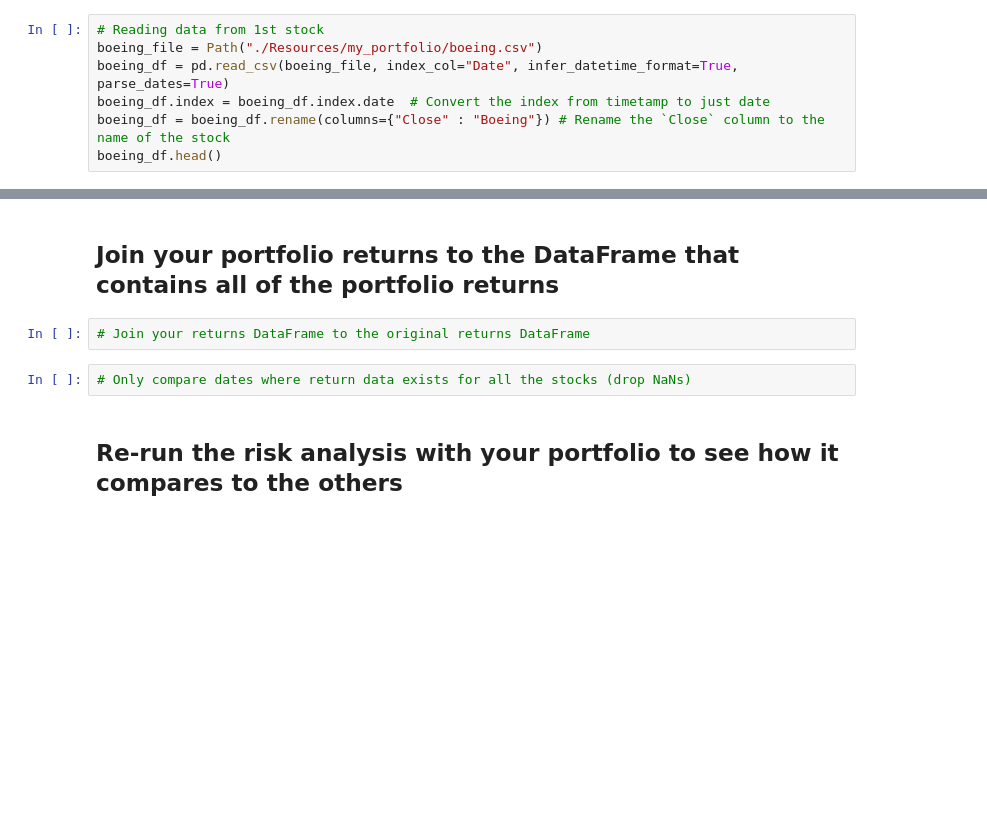
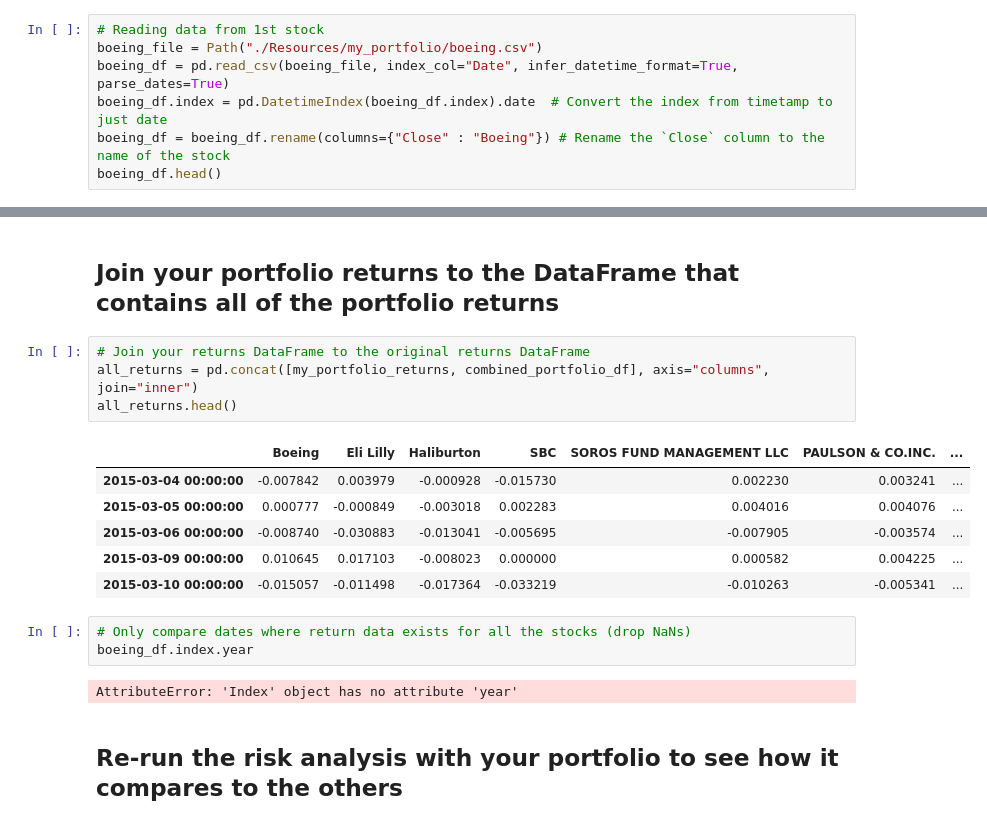
Before and after one commit to gadam/fintech_assessment_03, a Jupyter notebook: whale_analysis.ipynb, the cells around one changed output, grey strips where cells are left out. Cells and saved outputs as stored; diff of their text form; blank space fills up the shorter version.

```diff
--- a/whale_analysis.ipynb
+++ b/whale_analysis.ipynb
@@ -814,7 +781,7 @@ datetime.datetime(2019, 4, 23, 0, 0)
 # Reading data from 1st stock
 boeing_file = Path("./Resources/my_portfolio/boeing.csv")
 boeing_df = pd.read_csv(boeing_file, index_col="Date", infer_datetime_format=True, parse_dates=True)
-boeing_df.index = boeing_df.index.date  # Convert the index from timetamp to just date
+boeing_df.index = pd.DatetimeIndex(boeing_df.index).date  # Convert the index from timetamp to just date
 boeing_df = boeing_df.rename(columns={"Close" : "Boeing"}) # Rename the `Close` column to the name of the stock
 boeing_df.head()
 # %% [output]
@@ -953,8 +924,20 @@ Length: 1007, dtype: float64
 ## Join your portfolio returns to the DataFrame that contains all of the portfolio returns
 # %%
 # Join your returns DataFrame to the original returns DataFrame
+all_returns = pd.concat([my_portfolio_returns, combined_portfolio_df], axis="columns", join="inner")
+all_returns.head()
+# %% [output]
+|  | Boeing | Eli Lilly | Haliburton | SBC | SOROS FUND MANAGEMENT LLC | PAULSON & CO.INC. | ... |
+| 2015-03-04 00:00:00 | -0.007842 | 0.003979 | -0.000928 | -0.015730 | 0.002230 | 0.003241 | ... |
+| 2015-03-05 00:00:00 | 0.000777 | -0.000849 | -0.003018 | 0.002283 | 0.004016 | 0.004076 | ... |
+| 2015-03-06 00:00:00 | -0.008740 | -0.030883 | -0.013041 | -0.005695 | -0.007905 | -0.003574 | ... |
+| 2015-03-09 00:00:00 | 0.010645 | 0.017103 | -0.008023 | 0.000000 | 0.000582 | 0.004225 | ... |
+| 2015-03-10 00:00:00 | -0.015057 | -0.011498 | -0.017364 | -0.033219 | -0.010263 | -0.005341 | ... |
 # %%
 # Only compare dates where return data exists for all the stocks (drop NaNs)
+boeing_df.index.year
+# %% [output]
+AttributeError: 'Index' object has no attribute 'year'
 # %% [markdown]
 ## Re-run the risk analysis with your portfolio to see how it compares to the others
 # %% [markdown]
```
Also changed, not shown: parts of 8 cells of this notebook.
